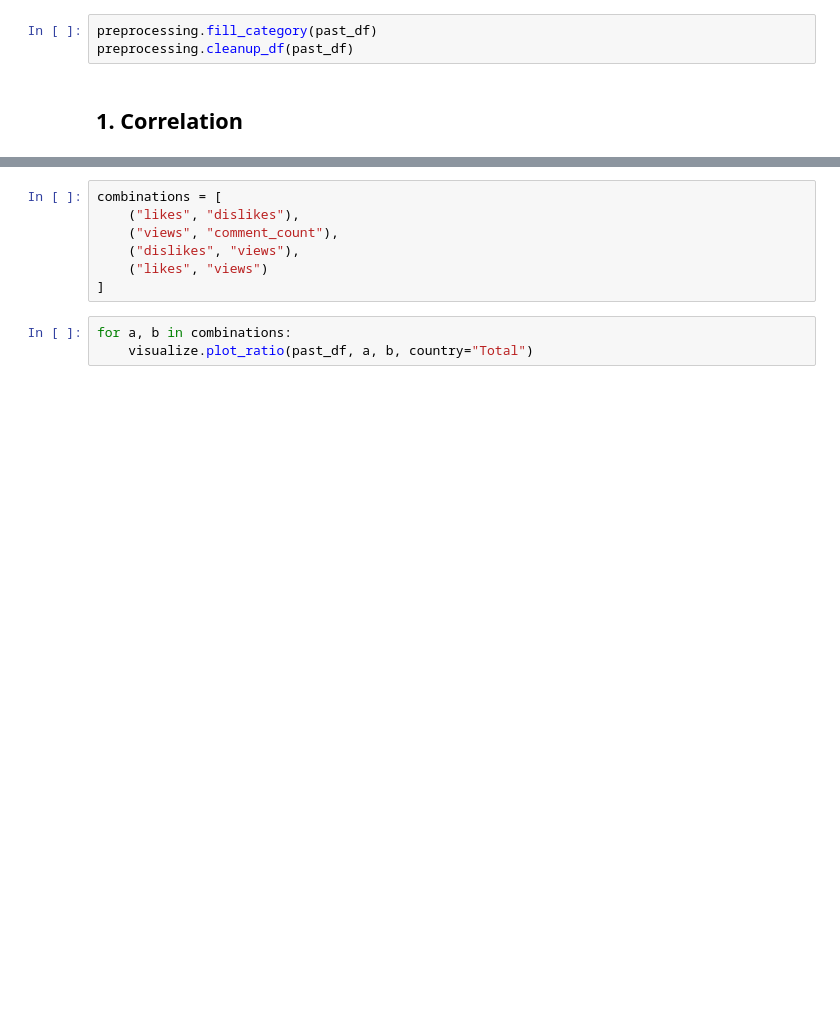
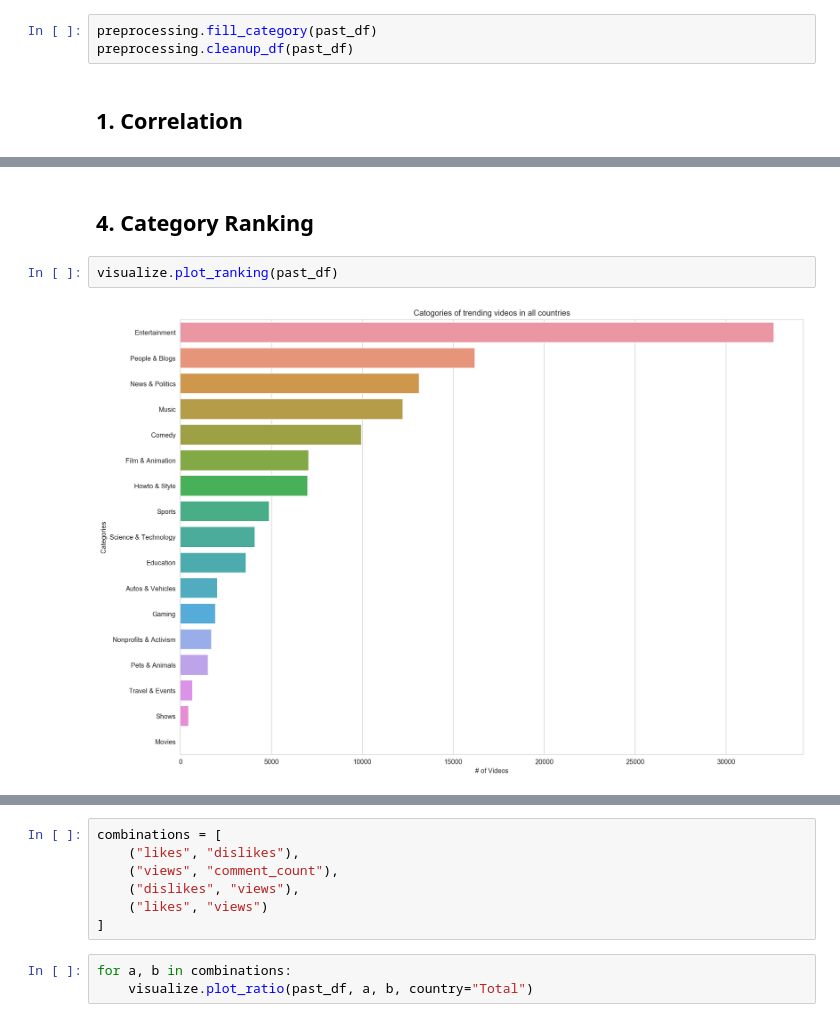
Before and after one commit to danielyou0230/YouTube-Trending-Videos-Analysis-Team-19-FA19, a Jupyter notebook: main.ipynb, the cells around one changed output, grey strips where cells are left out. Drawn from its saved outputs; the diff is of its cells as text; blank space fills up the shorter version.

```diff
--- a/main.ipynb
+++ b/main.ipynb
@@ -34,0 +49,6 @@ visualize.plot_correlation(past_df, "US")
+# %% [markdown]
+## 4. Category Ranking
+# %%
+visualize.plot_ranking(past_df)
+# %% [output]
+[figure, added]
```
Also changed, not shown: parts of 10 cells of this notebook, 1 other file.
